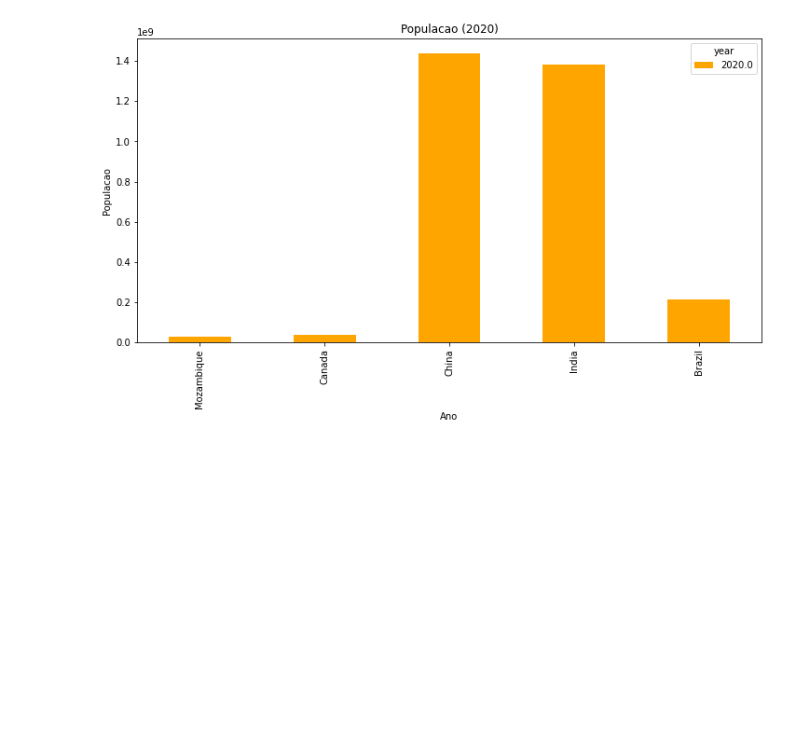
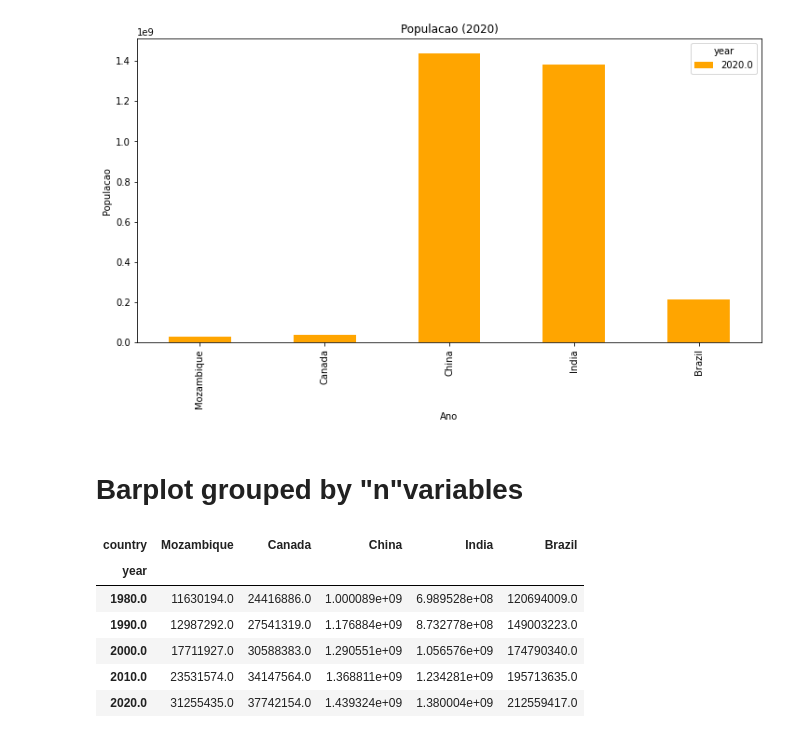
Before and after one commit to fernandogomesfg/Data-Analysis-with-Python-for-Excel-Users-Full-Course, a Jupyter notebook: MakingPivotTable.ipynb, the cells around one changed output. Saved outputs shown, nothing was run; the diff lists cells and outputs as text; code cells hidden in the pictures; blank space fills up the shorter version.

```diff
--- a/MakingPivotTable.ipynb
+++ b/MakingPivotTable.ipynb
@@ -94,3 +94,17 @@ df_pivot_2020.plot(kind = 'bar', color = 'orange', xlabel = 'Ano', ylabel = 'Pop
 # %% [output]
 <matplotlib.axes._subplots.AxesSubplot at 0x...>
 [figure]
+# %% [markdown]
+# Barplot grouped by "n"variables
+# %%
+# selecting a few years
+df_pivot_sample = df_pivot[df_pivot.index.isin([1980, 1990, 2000, 2010, 2020])]
+df_pivot_sample
+# %% [output]
+| country | Mozambique | Canada | China | India | Brazil |
+| year |  |  |  |  |  |
+| 1980.0 | 11630194.0 | 24416886.0 | 1.000089e+09 | 6.989528e+08 | 120694009.0 |
+| 1990.0 | 12987292.0 | 27541319.0 | 1.176884e+09 | 8.732778e+08 | 149003223.0 |
+| 2000.0 | 17711927.0 | 30588383.0 | 1.290551e+09 | 1.056576e+09 | 174790340.0 |
+| 2010.0 | 23531574.0 | 34147564.0 | 1.368811e+09 | 1.234281e+09 | 195713635.0 |
+| 2020.0 | 31255435.0 | 37742154.0 | 1.439324e+09 | 1.380004e+09 | 212559417.0 |
```
Also changed, not shown: parts of 1 cell of this notebook.
